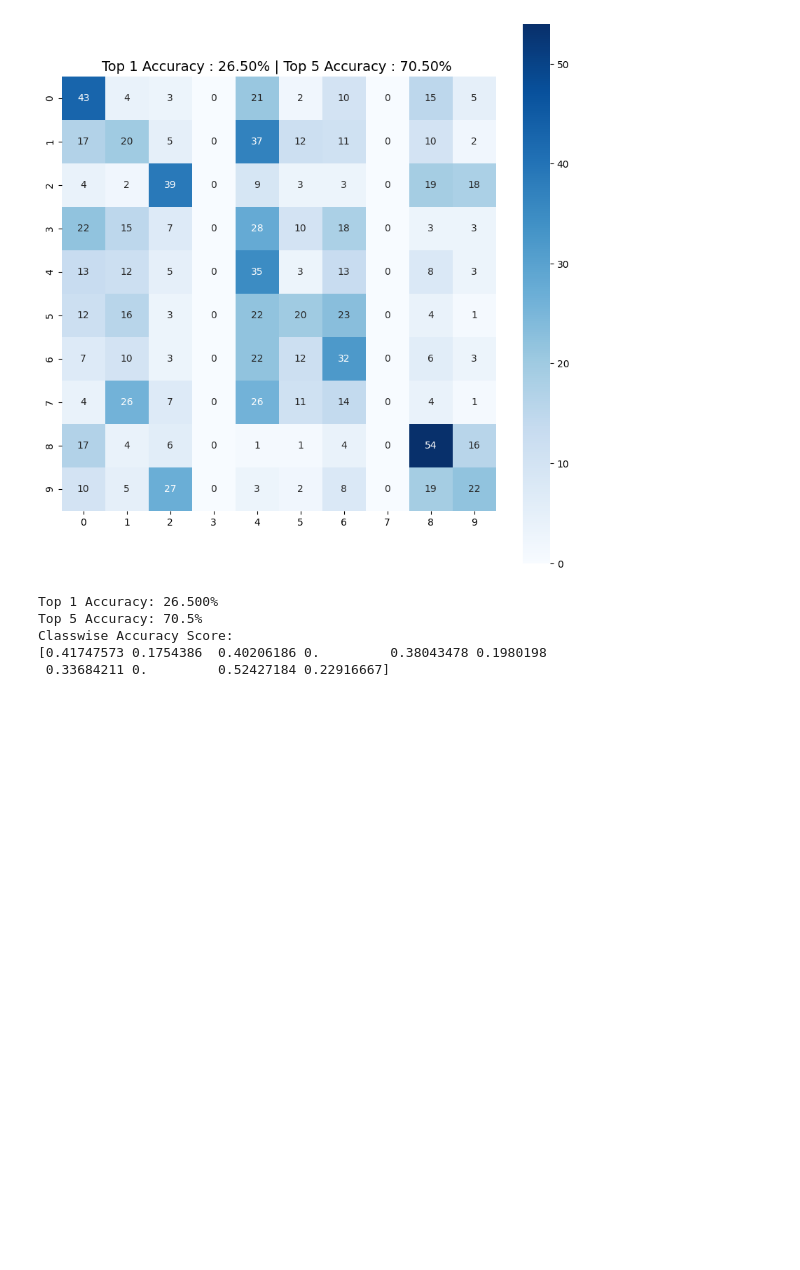
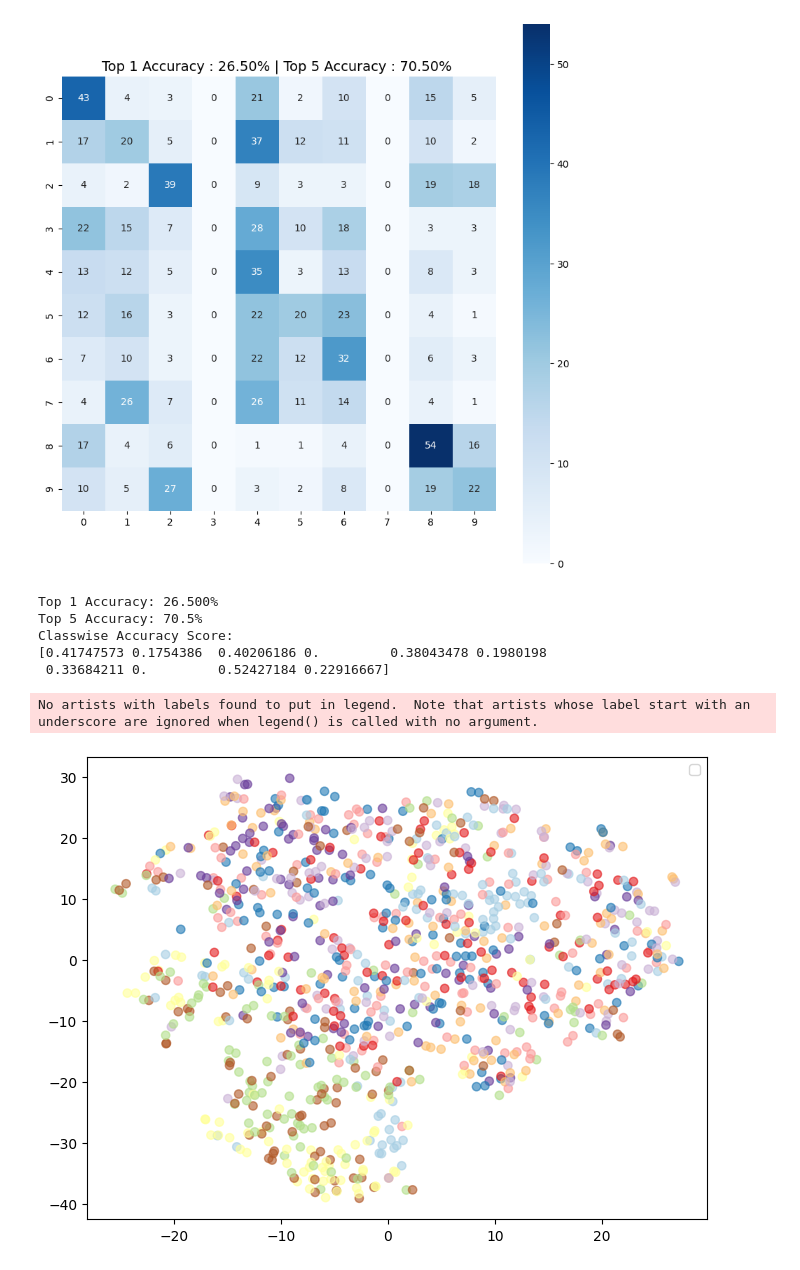
Before and after one commit to debonil/dlops-23, a Jupyter notebook: M21AIE225_DLOps_Assignment_1/M21AIE225_DLOps_Assignment_1.ipynb, the cells around one changed output. Drawn from its saved outputs; the diff is of its cells as text; code cells hidden in the pictures; blank space fills up the shorter version.

Commit message:
Added TSNE

```diff
--- a/M21AIE225_DLOps_Assignment_1/M21AIE225_DLOps_Assignment_1.ipynb
+++ b/M21AIE225_DLOps_Assignment_1/M21AIE225_DLOps_Assignment_1.ipynb
@@ -345,3 +345,20 @@ Top 5 Accuracy: 70.5%
 Classwise Accuracy Score:
 [0.41747573 0.1754386  0.40206186 0.         0.38043478 0.1980198
  0.33684211 0.         0.52427184 0.22916667]
+# %%
+from sklearn.manifold import TSNE
+images, labels = next(iter(testloader))
+
+with torch.no_grad():
+    test_encoded = vanila_ae.encoder(images.view(-1, 96*96))
+
+
+plt.figure(figsize=(8, 6))
+with torch.no_grad():
+        X_embedded = TSNE(n_components=2, learning_rate='auto',init='random', perplexity=40).fit_transform(test_encoded)
+        plt.scatter(X_embedded[:,0],X_embedded[:,1], c=test_labels,cmap="Paired", alpha = 0.6,marker='o')
+plt.legend()
+plt.show()
+# %% [output]
+No artists with labels found to put in legend.  Note that artists whose label start with an underscore are ignored when legend() is called with no argument.
+[figure, added]
```
